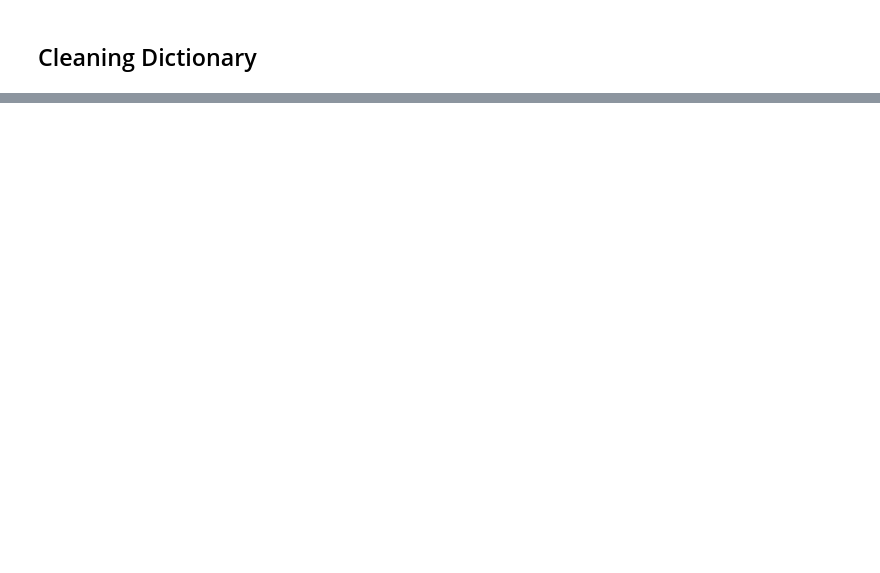
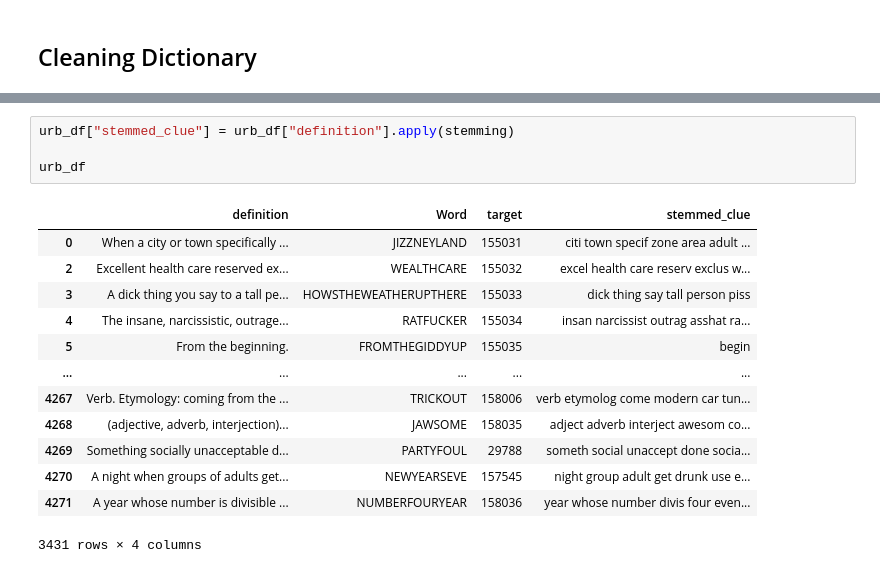
Before and after one commit to VincentZhao12/nyt-crossed, a Jupyter notebook: cross/training.ipynb, the cells around one changed output, grey strips where cells are left out. Drawn from its saved outputs; the diff is of its cells as text; blank space fills up the shorter version.

```diff
--- a/cross/training.ipynb
+++ b/cross/training.ipynb
@@ -146,0 +285,18 @@ ValueError: "len" is not a supported function
+# %%
+urb_df["stemmed_clue"] = urb_df["definition"].apply(stemming)
+
+urb_df
+# %% [output]
+|  | definition | Word | target | stemmed_clue |
+| 0 | When a city or town specifically ... | JIZZNEYLAND | 155031 | citi town specif zone area adult ... |
+| 2 | Excellent health care reserved ex... | WEALTHCARE | 155032 | excel health care reserv exclus w... |
+| 3 | A dick thing you say to a tall pe... | HOWSTHEWEATHERUPTHERE | 155033 | dick thing say tall person piss |
+| 4 | The insane, narcissistic, outrage... | RATFUCKER | 155034 | insan narcissist outrag asshat ra... |
+| 5 | From the beginning. | FROMTHEGIDDYUP | 155035 | begin |
+| ... | ... | ... | ... | ... |
+| 4267 | Verb. Etymology: coming from the ... | TRICKOUT | 158006 | verb etymolog come modern car tun... |
+| 4268 | (adjective, adverb, interjection)... | JAWSOME | 158035 | adject adverb interject awesom co... |
+| 4269 | Something socially unacceptable d... | PARTYFOUL | 29788 | someth social unaccept done socia... |
+| 4270 | A night when groups of adults get... | NEWYEARSEVE | 157545 | night group adult get drunk use e... |
+| 4271 | A year whose number is divisible ... | NUMBERFOURYEAR | 158036 | year whose number divis four even... |
+3431 rows × 4 columns
```
Also changed, not shown: parts of 16 cells of this notebook, 3 other files.
